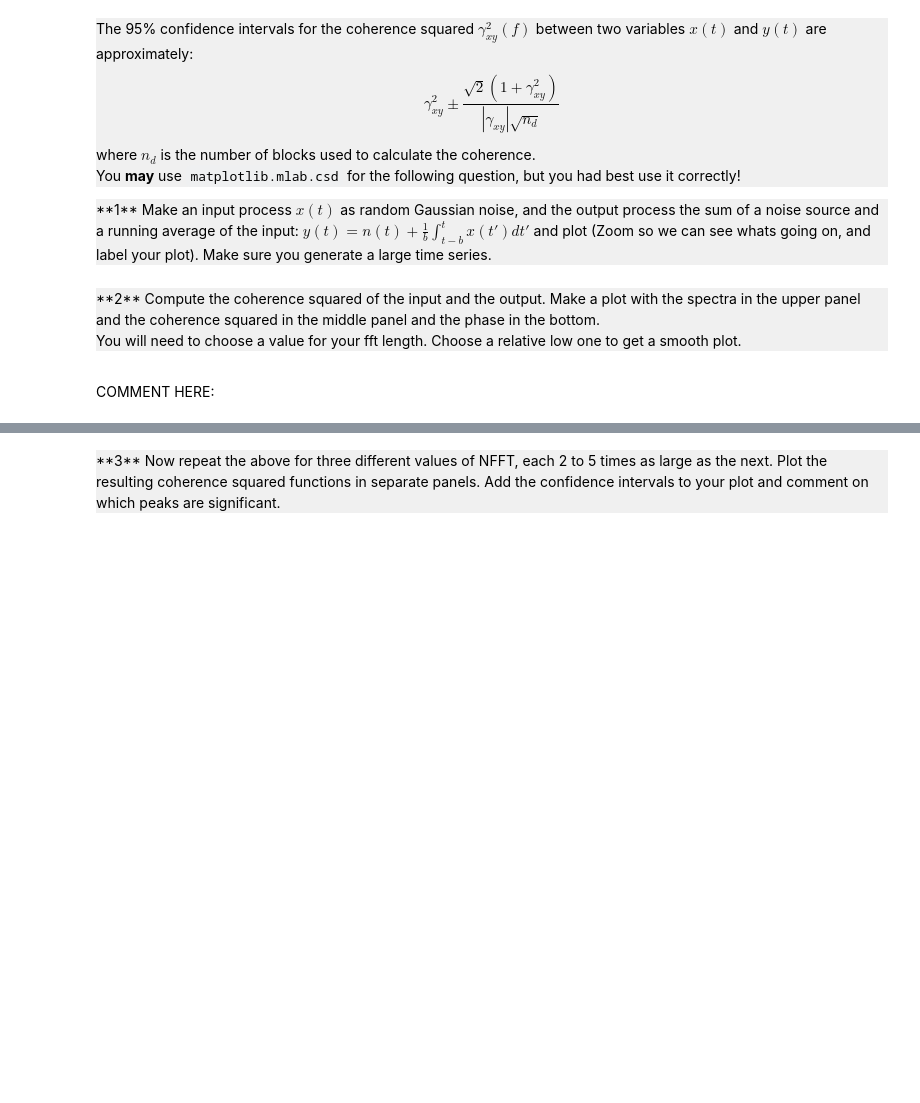
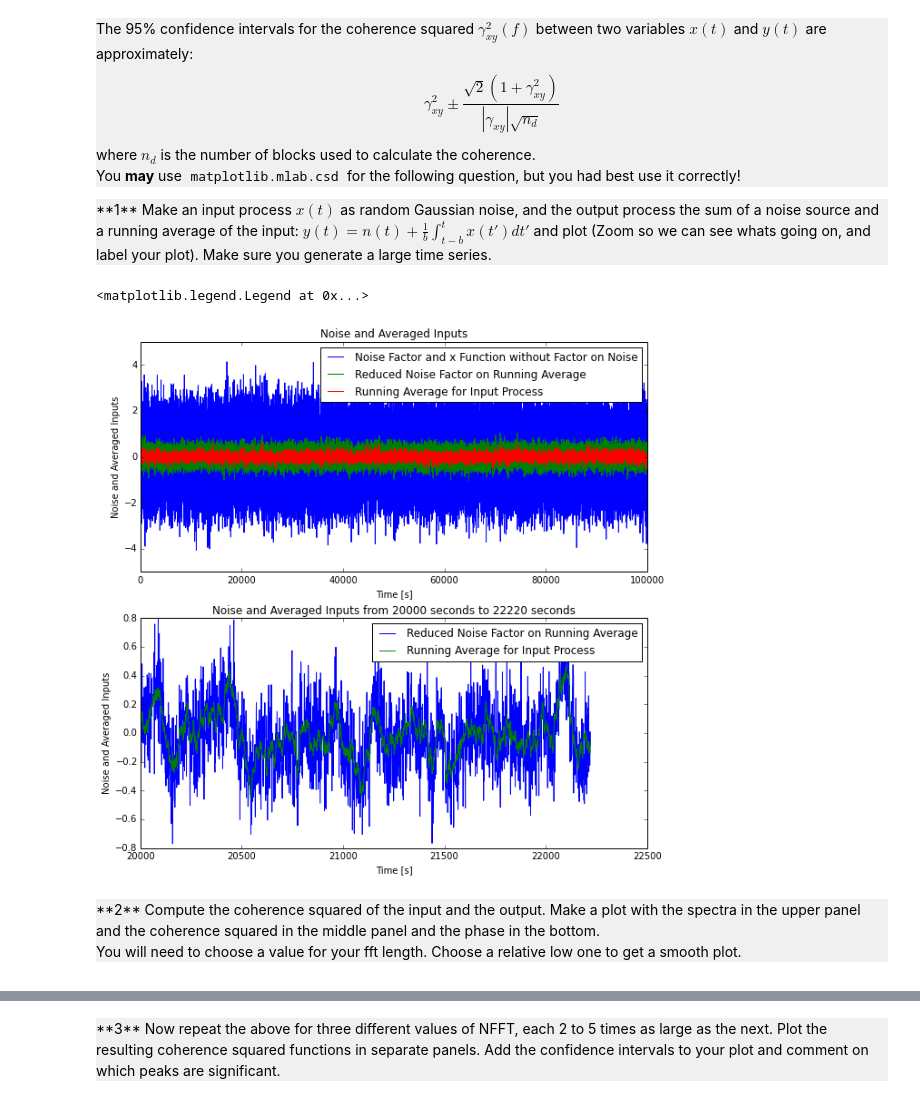
Before and after one commit to spalmer91/Phys411Assignments, a Jupyter notebook: Assignment-06.ipynb, the cells around one changed output, grey strips where cells are left out. Cells and saved outputs as stored; diff of their text form; code cells hidden in the pictures; blank space fills up the shorter version.

```diff
--- a/Assignment-06.ipynb
+++ b/Assignment-06.ipynb
@@ -25,10 +25,42 @@ You **may** use `matplotlib.mlab.csd` for the following question, but you had be
 </div>
 
 <div style='background:#F0F0F0'>**1** Make an input process $x(t)$ as random Gaussian noise, and the output process the sum of a noise source and a running average of the input: $y(t)=n(t)+\frac{1}{b}\int_{t-b}^t x(t')dt'$ and plot (Zoom so we can see whats going on, and label your plot).  Make sure you generate a large time series.</div>
+# %%
+N = 100000 #number of points
+x = np.random.randn(N) #random Gaussian values
+t = np.arange(0, len(x), 1)
+b = 50 #width of window
+convolvex = np.convolve(x, np.ones(b), mode = 'same')/b
+# no alterantion to noise
+y1 = np.random.randn(N) + (np.convolve(x, np.ones(b), mode = 'same')/b)
+#change to noise by reducing it
+y2 = (np.random.randn(N)/5) + (np.convolve(x, np.ones(b), mode = 'same')/b)
+
+fig =plt.figure(figsize = (10, 10))
+
+# raw data with noises
+ax = fig.add_subplot(2, 1, 1)
+ax.plot(t, y1, label = 'Noise Factor and x Function without Factor on Noise')
+ax.plot(t, y2, label = 'Reduced Noise Factor on Running Average')
+ax.plot(t, convolvex, label = 'Running Average for Input Process')
+ax.set_xlabel ('Time [s]')
+ax.set_ylabel(r'Noise and Averaged Inputs')
+ax.set_title('Noise and Averaged Inputs')
+ax.legend()
+
+#zoom into area
+axzoom = fig.add_subplot(2, 1, 2)
+axzoom.plot(t[20000:22220], y2[20000:22220], label = 'Reduced Noise Factor on Running Average')
+axzoom.plot(t[20000:22220], convolvex[20000:22220], label = 'Running Average for Input Process')
+axzoom.set_xlabel ('Time [s]')
+axzoom.set_ylabel(r'Noise and Averaged Inputs')
+axzoom.set_title('Noise and Averaged Inputs from 20000 seconds to 22220 seconds')
+axzoom.legend()
+# %% [output]
+<matplotlib.legend.Legend at 0x...>
+[figure, added]
 # %% [markdown]
 <div style='background:#F0F0F0'>**2** Compute the coherence squared of the input and the output.  Make a plot with the spectra in the upper panel and the coherence squared in the middle panel and the phase in the bottom.
 
 You will need to choose a value for your fft length.  Choose a relative low one to get a smooth plot.
 </div>
-# %% [markdown]
-COMMENT HERE:
```
Also changed, not shown: parts of 23 cells of this notebook.
